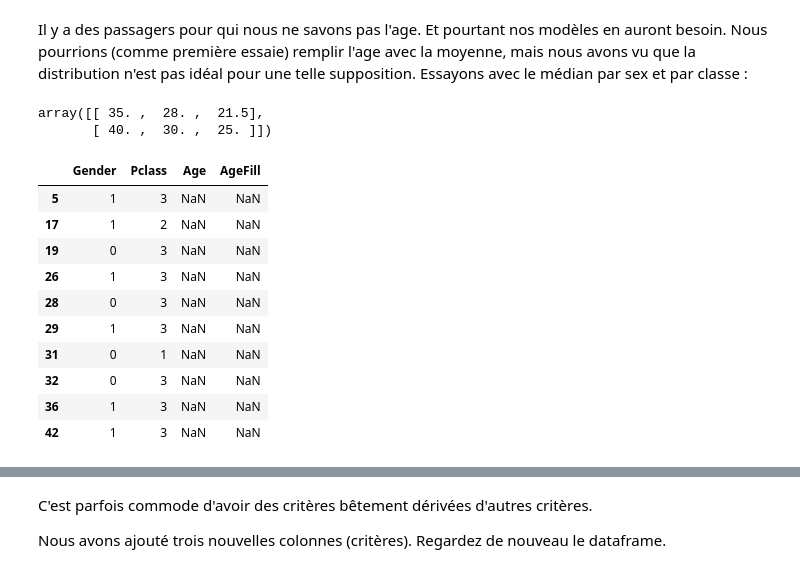
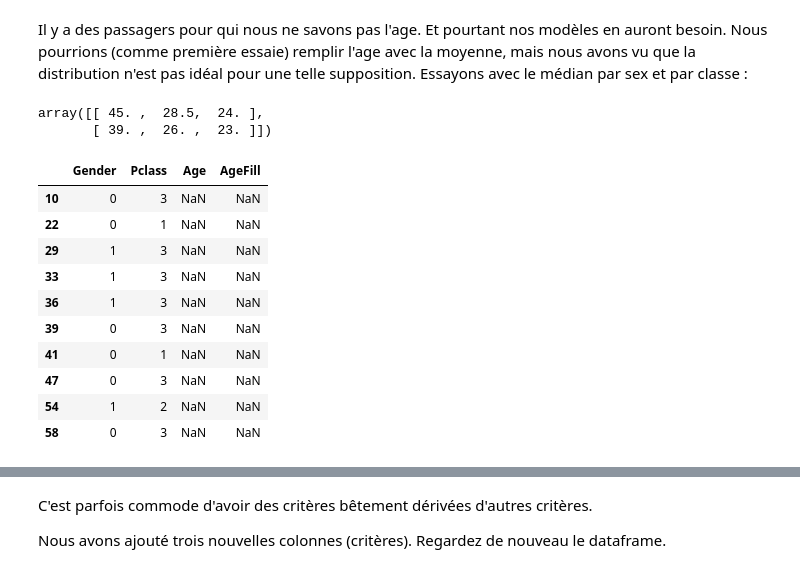
Before and after one commit to RomainGuilbaud/project-Romain, a Jupyter notebook: P1/pandas.ipynb, the cells around one changed output, grey strips where cells are left out. Cells and saved outputs as stored; diff of their text form; code cells hidden in the pictures.

```diff
--- a/P1/pandas.ipynb
+++ b/P1/pandas.ipynb
@@ -183,6 +183,8 @@ import pandas as pd
 
 # For .read_csv, always use header=0 when you know row 0 is the header row
 df = pd.read_csv('train.csv', header=0)
+datap = pd.read_csv('train.csv', header=0)
+testp = pd.read_csv('test.csv', header=0)
 # %%
 #df.head()
 #df.dtypes
@@ -314,12 +316,18 @@ C'est ici qu'on passe énormément de temps...
 # %%
 # Ajouter une colonne :
 df['Gender'] = 4
+datap['Gender'] = 4
+testp['Gender'] = 4
 
 # Peut-être avec des valeurs plus intéressantes :
 df['Gender'] = df['Sex'].map( lambda x: x[0].upper() )
+datap['Gender'] = df['Sex'].map( lambda x: x[0].upper() )
+testp['Gender'] = df['Sex'].map( lambda x: x[0].upper() )
 
 # Ou binaire :
 df['Gender'] = df['Sex'].map( {'female': 0, 'male': 1} ).astype(int)
+datap['Gender'] = df['Sex'].map( {'female': 0, 'male': 1} ).astype(int)
+testp['Gender'] = df['Sex'].map( {'female': 0, 'male': 1} ).astype(int)
 # %%
 df['Gender']
 # %% [output]
@@ -349,26 +357,49 @@ for i in range(0, 2):
         median_ages[i,j] = df[(df['Gender'] == i) & \
                               (df['Pclass'] == j+1)]['Age'].dropna().median()
 median_ages
+
+#nettoyage de donnée de datap et testp
+median_ages = np.zeros((2,3))
+for i in range(0, 2):
+    for j in range(0, 3):
+        median_ages[i,j] = datap[(datap['Gender'] == i) & \
+                              (datap['Pclass'] == j+1)]['Age'].dropna().median()
+median_ages
+
+median_ages = np.zeros((2,3))
+for i in range(0, 2):
+    for j in range(0, 3):
+        median_ages[i,j] = testp[(testp['Gender'] == i) & \
+                              (testp['Pclass'] == j+1)]['Age'].dropna().median()
+median_ages
 # %% [output]
-array([[ 35. ,  28. ,  21.5],
-       [ 40. ,  30. ,  25. ]])
+array([[ 45. ,  28.5,  24. ],
+       [ 39. ,  26. ,  23. ]])
 # %%
 # On commence avec une copie :
 df['AgeFill'] = df['Age']
 
 df[ df['Age'].isnull() ][['Gender','Pclass','Age','AgeFill']].head(10)
+
+datap['AgeFill'] = datap['Age']
+
+datap[ datap['Age'].isnull() ][['Gender','Pclass','Age','AgeFill']].head(10)
+
+testp['AgeFill'] = testp['Age']
+
+testp[ testp['Age'].isnull() ][['Gender','Pclass','Age','AgeFill']].head(10)
 # %% [output]
 |  | Gender | Pclass | Age | AgeFill |
-| 5 | 1 | 3 | NaN | NaN |
-| 17 | 1 | 2 | NaN | NaN |
-| 19 | 0 | 3 | NaN | NaN |
-| 26 | 1 | 3 | NaN | NaN |
-| 28 | 0 | 3 | NaN | NaN |
+| 10 | 0 | 3 | NaN | NaN |
+| 22 | 0 | 1 | NaN | NaN |
 | 29 | 1 | 3 | NaN | NaN |
-| 31 | 0 | 1 | NaN | NaN |
-| 32 | 0 | 3 | NaN | NaN |
+| 33 | 1 | 3 | NaN | NaN |
 | 36 | 1 | 3 | NaN | NaN |
-| 42 | 1 | 3 | NaN | NaN |
+| 39 | 0 | 3 | NaN | NaN |
+| 41 | 0 | 1 | NaN | NaN |
+| 47 | 0 | 3 | NaN | NaN |
+| 54 | 1 | 2 | NaN | NaN |
+| 58 | 0 | 3 | NaN | NaN |
 # %%
 # Et puis on le rempli :
 for i in range(0, 2):
```
Also changed, not shown: parts of 7 cells of this notebook.
